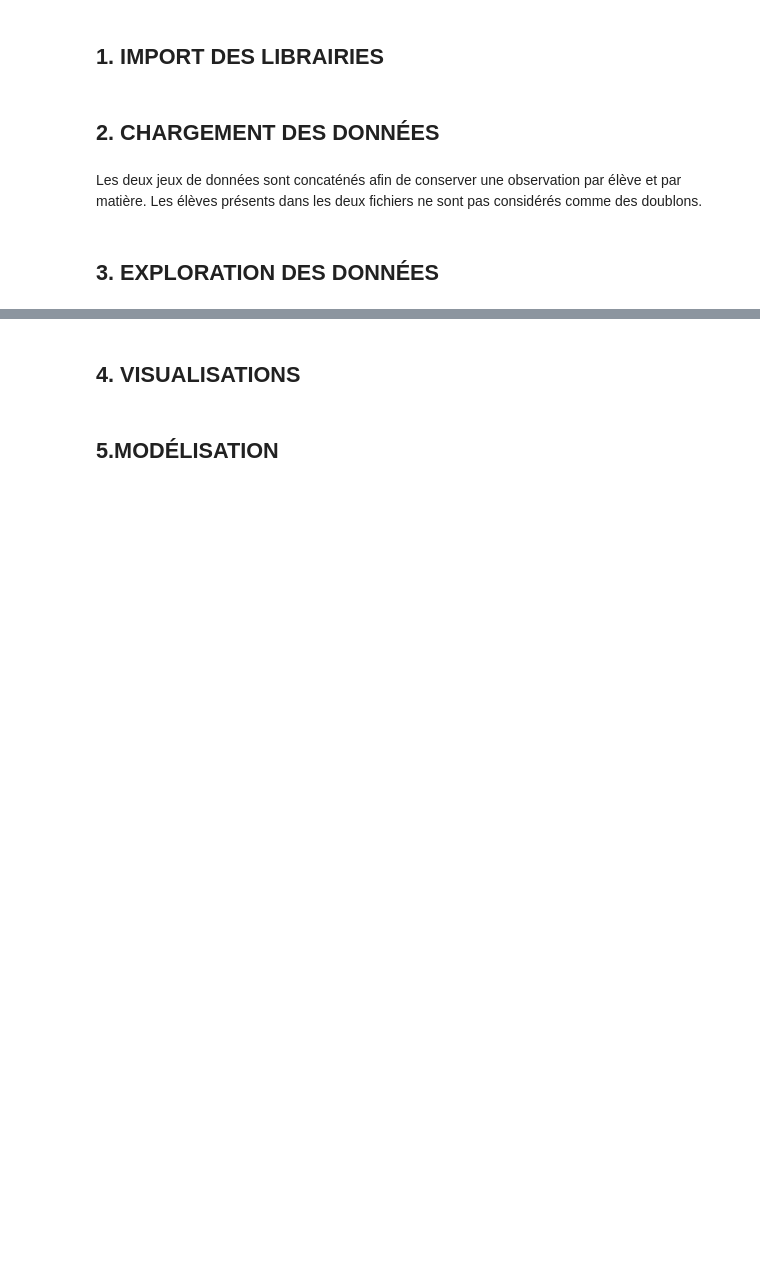
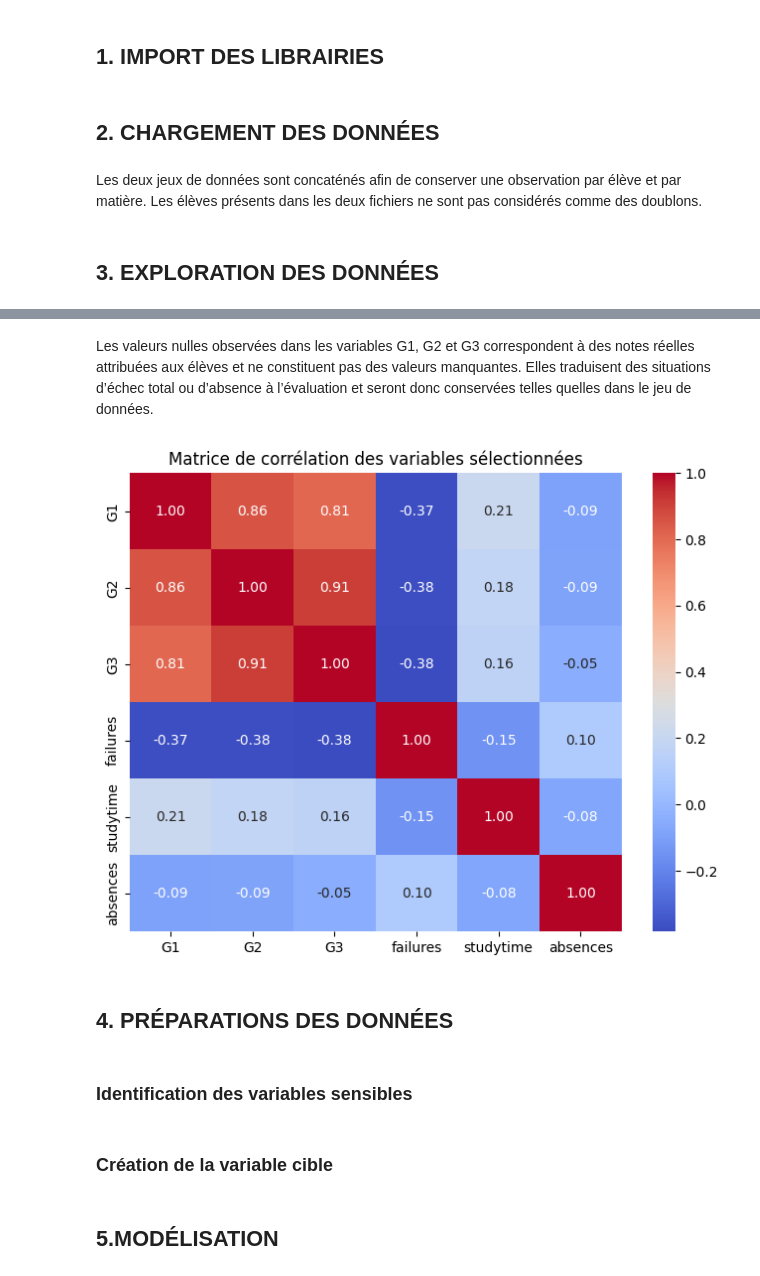
Before and after one commit to sebo-hizkia/OPCO-ATLAS-Exam, a Jupyter notebook: matrice-notebook.ipynb, the cells around one changed output, grey strips where cells are left out. Cells and saved outputs as stored; diff of their text form; code cells hidden in the pictures; blank space fills up the shorter version.

```diff
--- a/matrice-notebook.ipynb
+++ b/matrice-notebook.ipynb
@@ -28,2 +132,29 @@ df["source"].value_counts()
+# %% [markdown]
+Les valeurs nulles observées dans les variables G1, G2 et G3 correspondent à des notes réelles attribuées aux élèves et ne constituent pas des valeurs manquantes. Elles traduisent des situations d’échec total ou d’absence à l’évaluation et seront donc conservées telles quelles dans le jeu de données.
+# %%
+# Heatmap de corrélation
+
+# Variables pertinentes
+vars_corr = [
+    "G1",
+    "G2",
+    "G3",
+    "failures",
+    "studytime",
+    "absences"
+]
+
+# Ignorer les variables non numérique
+corr = df[vars_corr].corr()
+
+# Affichage
+plt.figure(figsize=(8, 6))
+sns.heatmap(corr, annot=True, cmap="coolwarm", fmt=".2f")
+plt.title("Matrice de corrélation des variables sélectionnées")
+plt.show()
+# %% [output]
+[figure, added]
 # %% [markdown]
-## 4. VISUALISATIONS
+## 4. PRÉPARATIONS DES DONNÉES
+# %% [markdown]
+### Identification des variables sensibles
@@ -29,0 +195,2 @@ df["source"].value_counts()
+# %% [markdown]
+### Création de la variable cible
```
Also changed, not shown: parts of 37 cells of this notebook, 2 other files.
